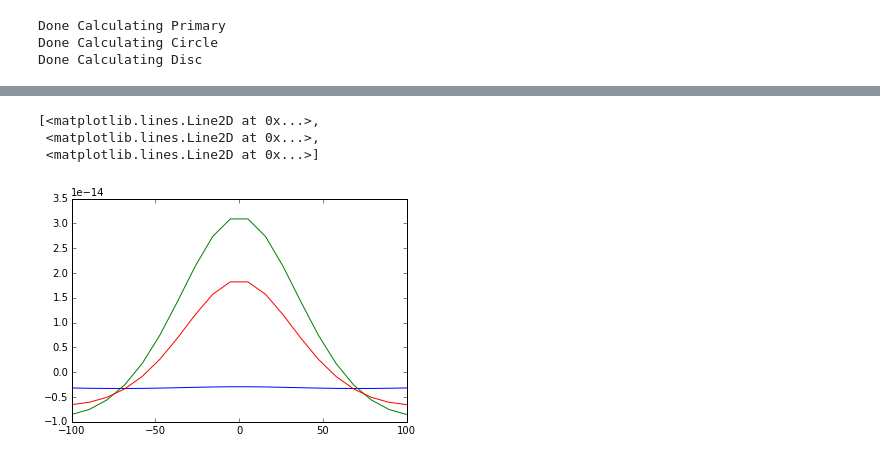
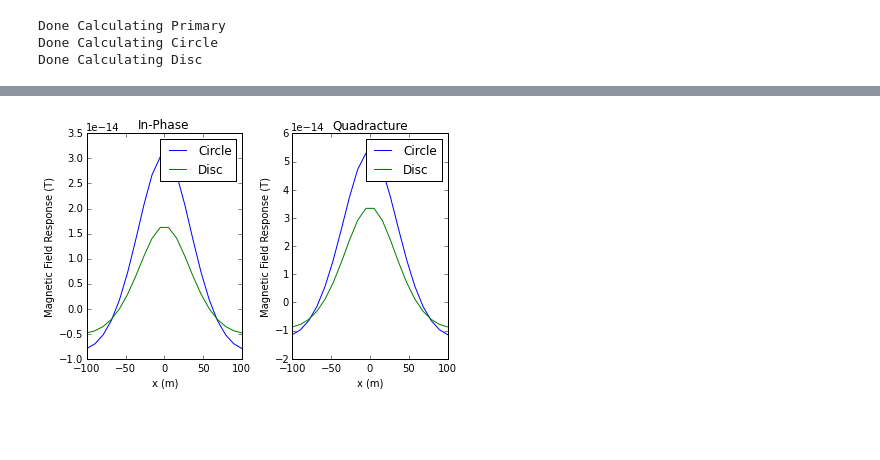
Before and after one commit to lheagy/Tutorials, a Jupyter notebook: PlateInCylindricalCoord.ipynb, the cells around one changed output, grey strips where cells are left out. Drawn from its saved outputs; the diff is of its cells as text; code cells hidden in the pictures; blank space fills up the shorter version.

```diff
--- a/PlateInCylindricalCoord.ipynb
+++ b/PlateInCylindricalCoord.ipynb
@@ -142,7 +149,7 @@ Rx1 = EM.FDEM.RxFDEM(XYZ, 'bzi')               # create imag / quadrature receiv
 
 # transmitters
 txList = []
-Tx = EM.FDEM.TxFDEM(np.r_[0.,0.,0.], 'VMD',freq,[Rx0,Rx1]) # create vertical magnetic dipole transmitter
+Tx = EM.FDEM.TxFDEM(np.r_[0.,0.,txz], 'VMD',freq,[Rx0,Rx1]) # create vertical magnetic dipole transmitter
 txList.append(Tx)
 
 # pair the problem and survey
@@ -177,9 +177,21 @@ plt.plot(rxz,dPrimary[:rxz.size],rxz,dCircle[:rxz.size],rxz,dDisc[:rxz.size])
-# %%
-plt.plot(rxz,dPrimary[rxz.size:],rxz,dCircle[rxz.size:],rxz,dDisc[rxz.size:])
-# %% [output]
-[<matplotlib.lines.Line2D at 0x...>,
- <matplotlib.lines.Line2D at 0x...>,
- <matplotlib.lines.Line2D at 0x...>]
-[figure, removed]
+# %%
+plt.subplot(121)
+plt.plot(rxz,dCircle[:rxz.size],rxz,dDisc[:rxz.size])
+plt.title('In-Phase')
+plt.legend(['Circle','Disc'])
+plt.ylabel('Magnetic Field Response (T)')
+plt.xlabel('x (m)')
+
+plt.subplot(122)
+plt.plot(rxz,dCircle[rxz.size:],rxz,dDisc[rxz.size:])
+plt.title('Quadracture')
+plt.legend(['Circle','Disc'])
+plt.ylabel('Magnetic Field Response (T)')
+plt.xlabel('x (m)')
+
+plt.tight_layout()
+plt.show()
+# %% [output]
+[figure, added]
 # %%
 # %% [output]
```
Also changed, not shown: parts of 12 cells of this notebook, 1 other file.
